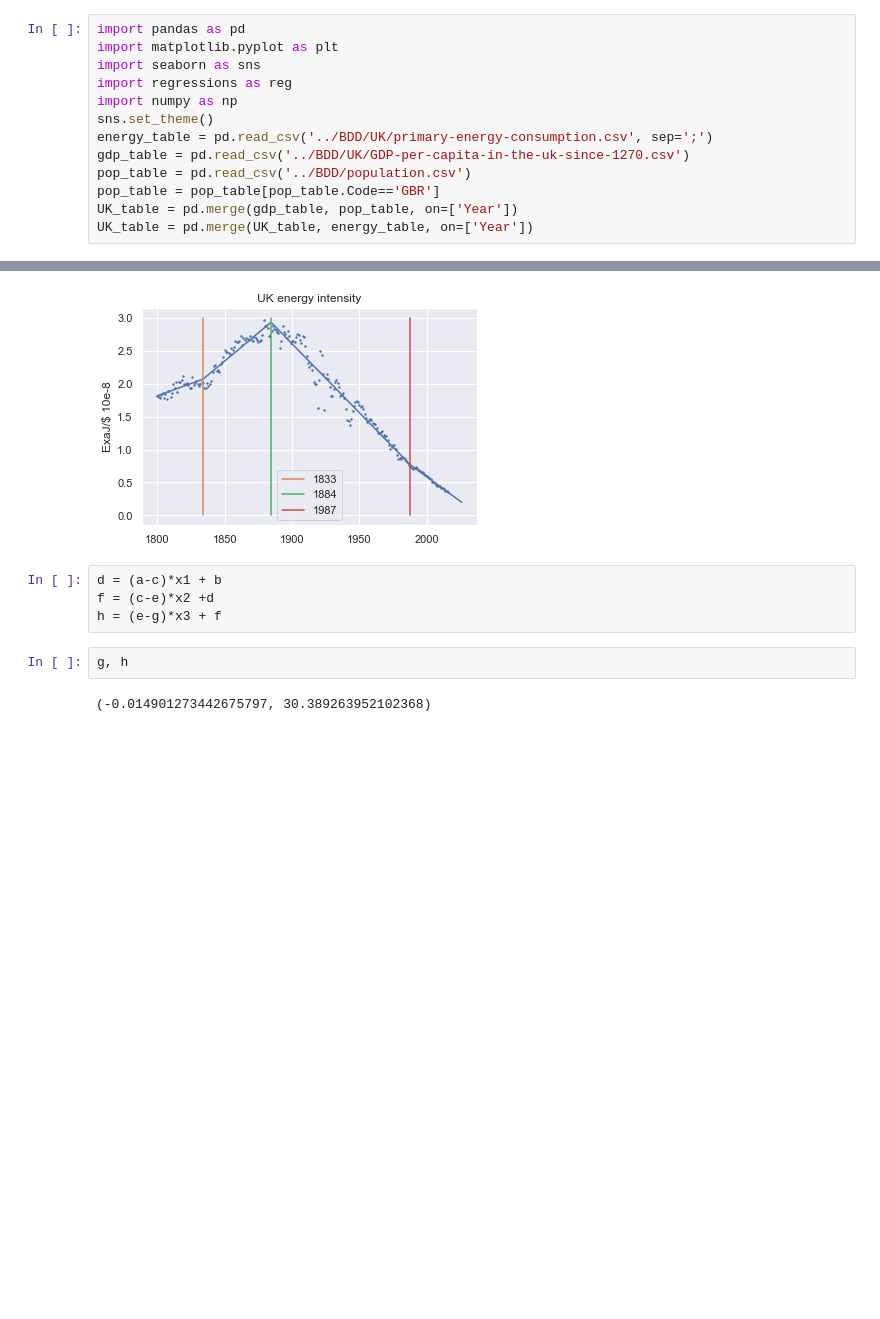
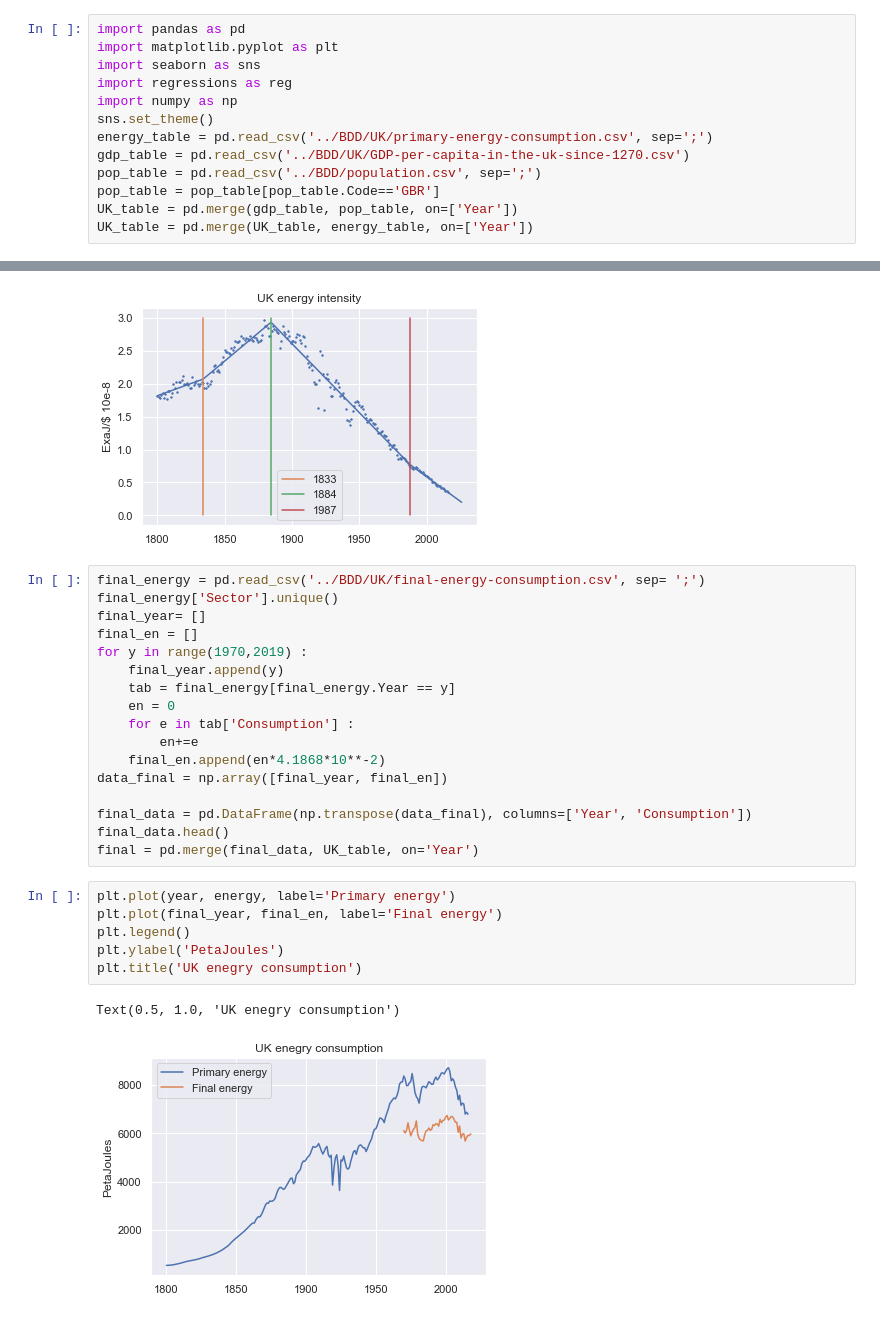
Before and after one commit to leatrin/EnergyLimits, a Jupyter notebook: Codes/UK.ipynb, the cells around one changed output, grey strips where cells are left out. Drawn from its saved outputs; the diff is of its cells as text; blank space fills up the shorter version.

```diff
--- a/Codes/UK.ipynb
+++ b/Codes/UK.ipynb
@@ -7,7 +7,7 @@ import numpy as np
 sns.set_theme()
 energy_table = pd.read_csv('../BDD/UK/primary-energy-consumption.csv', sep=';')
 gdp_table = pd.read_csv('../BDD/UK/GDP-per-capita-in-the-uk-since-1270.csv')
-pop_table = pd.read_csv('../BDD/population.csv')
+pop_table = pd.read_csv('../BDD/population.csv', sep=';')
 pop_table = pop_table[pop_table.Code=='GBR']
 UK_table = pd.merge(gdp_table, pop_table, on=['Year'])
 UK_table = pd.merge(UK_table, energy_table, on=['Year'])
@@ -100,11 +87,29 @@ plt.title("UK energy intensity")
 # %% [output]
 Text(0.5, 1.0, 'UK energy intensity')
 [figure]
-# %%
-d = (a-c)*x1 + b
-f = (c-e)*x2 +d
-h = (e-g)*x3 + f
-# %%
-g, h
-# %% [output]
-(-0.014901273442675797, 30.389263952102368)
+# %%
+final_energy = pd.read_csv('../BDD/UK/final-energy-consumption.csv', sep= ';')
+final_energy['Sector'].unique()
+final_year= []
+final_en = []
+for y in range(1970,2019) :
+    final_year.append(y)
+    tab = final_energy[final_energy.Year == y]
+    en = 0
+    for e in tab['Consumption'] :
+        en+=e
+    final_en.append(en*4.1868*10**-2)
+data_final = np.array([final_year, final_en])
+
+final_data = pd.DataFrame(np.transpose(data_final), columns=['Year', 'Consumption'])
+final_data.head()
+final = pd.merge(final_data, UK_table, on='Year')
+# %%
+plt.plot(year, energy, label='Primary energy')
+plt.plot(final_year, final_en, label='Final energy')
+plt.legend()
+plt.ylabel('PetaJoules')
+plt.title('UK enegry consumption')
+# %% [output]
+Text(0.5, 1.0, 'UK enegry consumption')
+[figure, added]
```
Also changed, not shown: parts of 5 cells of this notebook, 30 other files.
